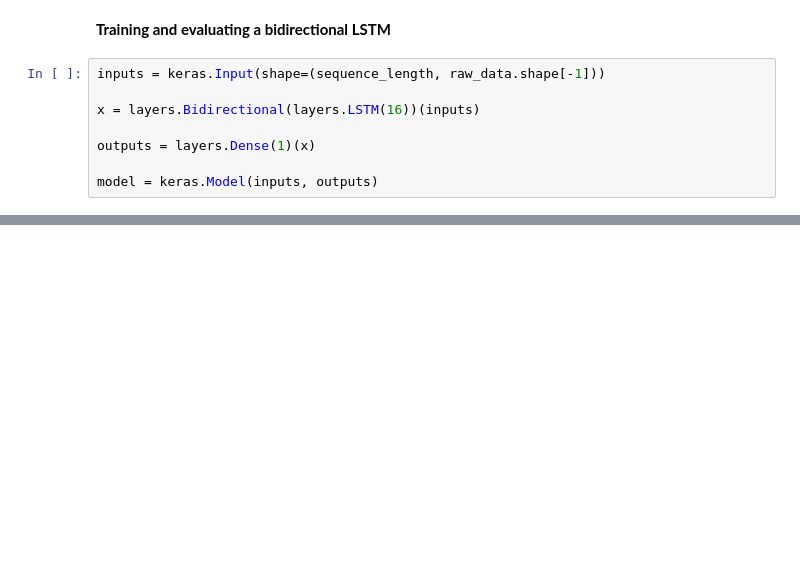
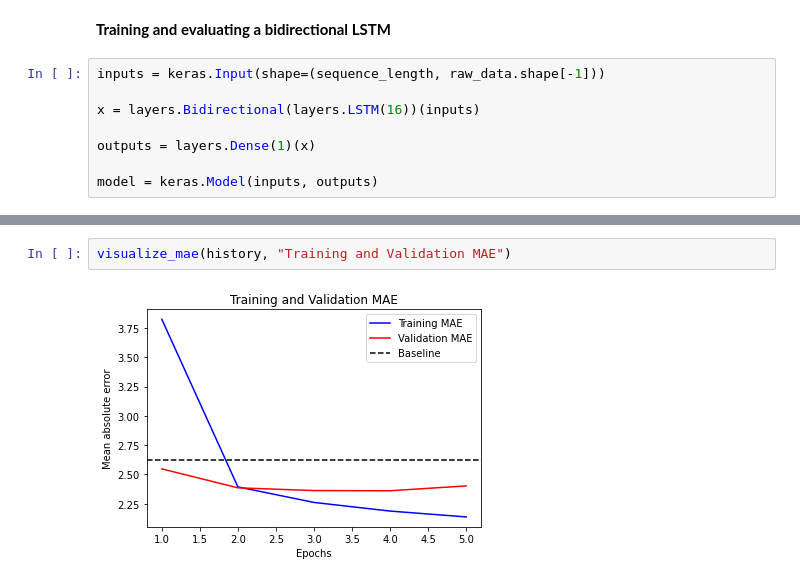
Before and after one commit to kirenz/deep-learning, a Jupyter notebook: docs/keras-time-tutorial.ipynb, the cells around one changed output, grey strips where cells are left out. Saved outputs shown, nothing was run; the diff lists cells and outputs as text; blank space fills up the shorter version.

```diff
--- a/docs/keras-time-tutorial.ipynb
+++ b/docs/keras-time-tutorial.ipynb
@@ -794,0 +802,4 @@ Epoch 5/5
+# %%
+visualize_mae(history, "Training and Validation MAE")
+# %% [output]
+[figure, added]
```
Also changed, not shown: parts of 27 cells of this notebook.
